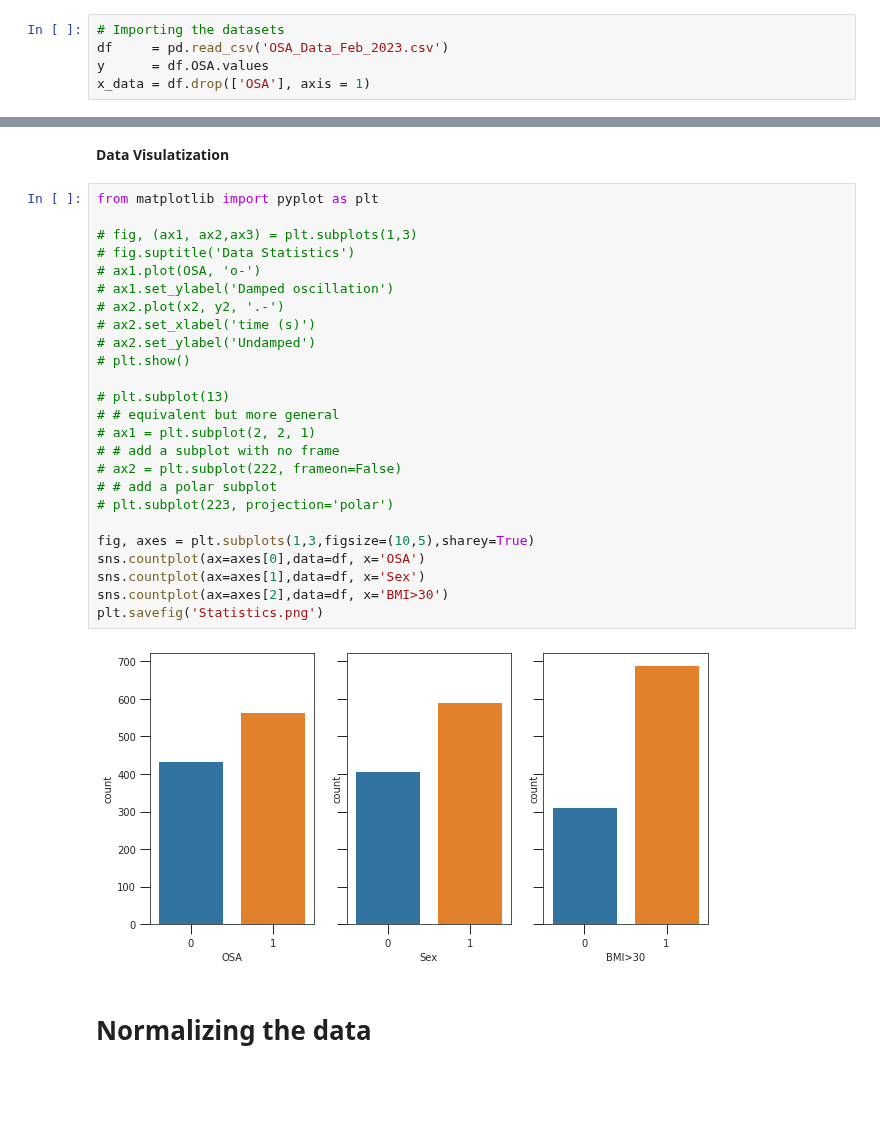
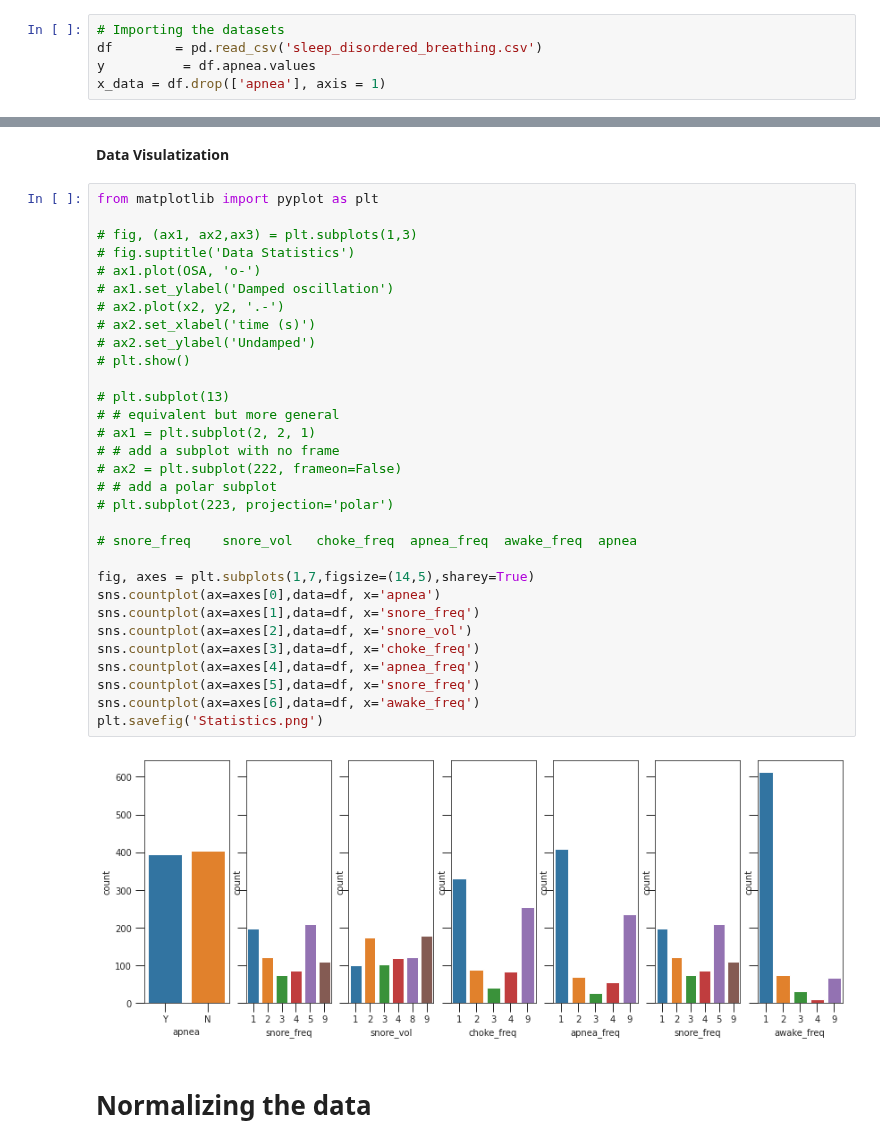
Before and after one commit to asheta66/Machine-Learning-2024, a Jupyter notebook: ML_Sleep_Disorder.ipynb, the cells around one changed output, grey strips where cells are left out. Saved outputs shown, nothing was run; the diff lists cells and outputs as text; blank space fills up the shorter version.

```diff
--- a/ML_Sleep_Disorder.ipynb
+++ b/ML_Sleep_Disorder.ipynb
@@ -42,9 +41,9 @@ sns.set_style('ticks')
 # Reading the data
 # %%
 # Importing the datasets
-df     = pd.read_csv('OSA_Data_Feb_2023.csv')
-y      = df.OSA.values
-x_data = df.drop(['OSA'], axis = 1)
+df        = pd.read_csv('sleep_disordered_breathing.csv')
+y          = df.apnea.values
+x_data = df.drop(['apnea'], axis = 1)
 # %% [markdown]
 # Display the data
 # %%
@@ -78,30 +77,36 @@ df.head(10)
 # %%
 from matplotlib import pyplot as plt
 
 # fig, (ax1, ax2,ax3) = plt.subplots(1,3)
 # fig.suptitle('Data Statistics')
 # ax1.plot(OSA, 'o-')
 # ax1.set_ylabel('Damped oscillation')
 # ax2.plot(x2, y2, '.-')
 # ax2.set_xlabel('time (s)')
 # ax2.set_ylabel('Undamped')
 # plt.show()
 
 # plt.subplot(13)
 # # equivalent but more general
 # ax1 = plt.subplot(2, 2, 1)
 # # add a subplot with no frame
 # ax2 = plt.subplot(222, frameon=False)
 # # add a polar subplot
 # plt.subplot(223, projection='polar')
 
-fig, axes = plt.subplots(1,3,figsize=(10,5),sharey=True)
-sns.countplot(ax=axes[0],data=df, x='OSA')
-sns.countplot(ax=axes[1],data=df, x='Sex')
-sns.countplot(ax=axes[2],data=df, x='BMI>30')
+# snore_freq	snore_vol	choke_freq	apnea_freq	awake_freq	apnea
+
+fig, axes = plt.subplots(1,7,figsize=(14,5),sharey=True)
+sns.countplot(ax=axes[0],data=df, x='apnea')
+sns.countplot(ax=axes[1],data=df, x='snore_freq')
+sns.countplot(ax=axes[2],data=df, x='snore_vol')
+sns.countplot(ax=axes[3],data=df, x='choke_freq')
+sns.countplot(ax=axes[4],data=df, x='apnea_freq')
+sns.countplot(ax=axes[5],data=df, x='snore_freq')
+sns.countplot(ax=axes[6],data=df, x='awake_freq')
 plt.savefig('Statistics.png')
 # %% [output]
-[figure, old version]
+[figure, new version]
 # %% [markdown]
 # Normalizing the data
 # %%
```
Also changed, not shown: parts of 4 cells of this notebook.
